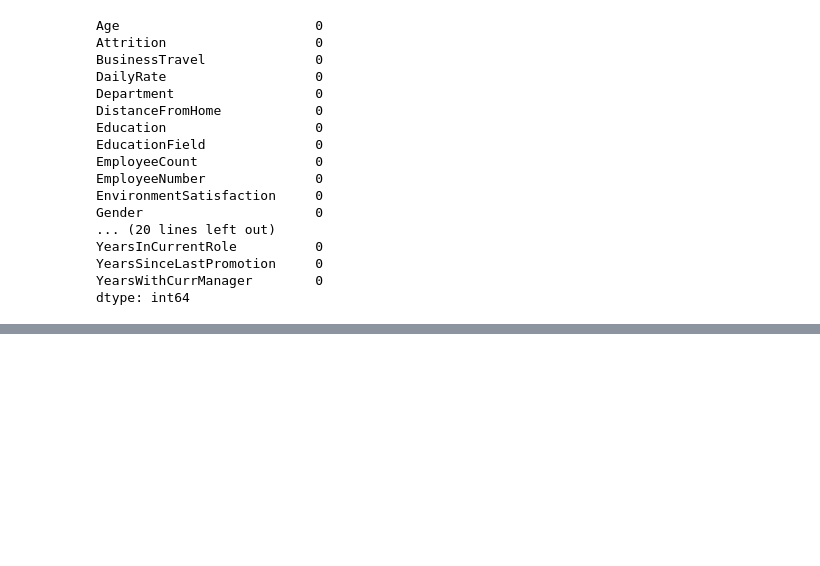
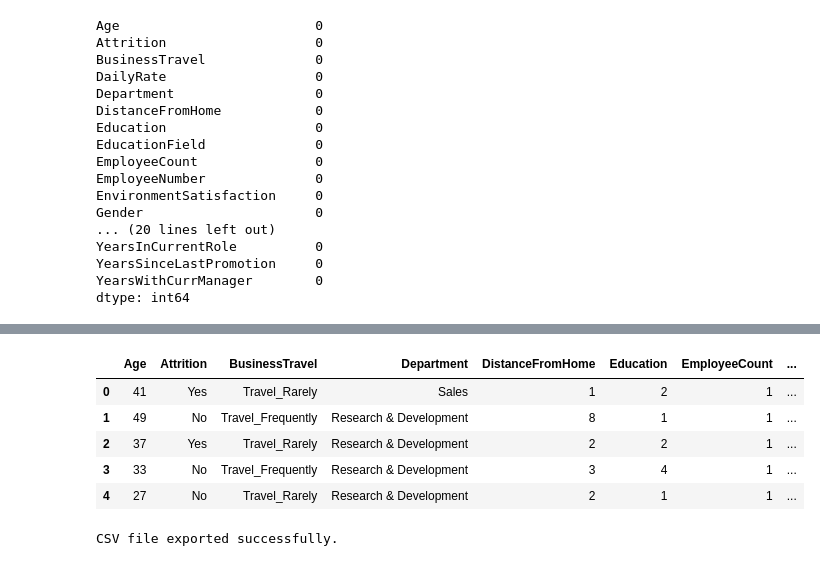
Before and after one commit to rubyghabboun/Employee_Attrition, a Jupyter notebook: Aida/cleaning_data.ipynb, the cells around one changed output, grey strips where cells are left out. Drawn from its saved outputs; the diff is of its cells as text; code cells hidden in the pictures; blank space fills up the shorter version.

```diff
--- a/Aida/cleaning_data.ipynb
+++ b/Aida/cleaning_data.ipynb
@@ -34,0 +10,3 @@ employee_df.head()
+# %%
+# Create a SparkSession
+spark = SparkSession.builder.appName("Attrition").getOrCreate()
@@ -34,0 +19,9 @@ employee_df.head()
+# %%
+# Read in the AWS S3 bucket into a DataFrame.
+from pyspark import SparkFiles
+url = "https://thesharpies-032024.s3.amazonaws.com/IBM-HR-Employee-Attrition.csv"
+spark.sparkContext.addFile(url)
+df_spark = spark.read.csv(SparkFiles.get("IBM-HR-Employee-Attrition.csv"),sep=",", header=True, inferSchema=True)
+
+# Show PySpark DataFrame
+df_spark.show()
@@ -34,0 +89,9 @@ employee_df.head()
+# %%
+# Converting PySpark DataFrame to Pandas DataFrame
+df = df_spark.toPandas()
+
+# Showing all columns of the dataframe
+pd.set_option('display.max_columns', None)
+
+# Display the first few rows of the DataFrame to understand its structure
+df.head()
@@ -176,0 +162,25 @@ Name: count, dtype: int64
+# %%
+# Drop columns with no relevant data
+columns_to_drop = ['DailyRate', 'EducationField', 'HourlyRate', 'JobLevel',
+                   'MaritalStatus', 'StandardHours','StockOptionLevel']
+
+# Drop the specified columns from the DataFrame
+df = df.drop(columns=columns_to_drop)
+# %%
+df.head()
+# %% [output]
+|  | Age | Attrition | BusinessTravel | Department | DistanceFromHome | Education | EmployeeCount | ... |
+| 0 | 41 | Yes | Travel_Rarely | Sales | 1 | 2 | 1 | ... |
+| 1 | 49 | No | Travel_Frequently | Research & Development | 8 | 1 | 1 | ... |
+| 2 | 37 | Yes | Travel_Rarely | Research & Development | 2 | 2 | 1 | ... |
+| 3 | 33 | No | Travel_Frequently | Research & Development | 3 | 4 | 1 | ... |
+| 4 | 27 | No | Travel_Rarely | Research & Development | 2 | 1 | 1 | ... |
+# %%
+# Export the DataFrame to a CSV file
+output_file_path = "IBM_clean_employee_data.csv"
+
+df.to_csv(output_file_path, index=False)
+
+print("CSV file exported successfully.")
+# %% [output]
+CSV file exported successfully.
```
Also changed, not shown: parts of 19 cells of this notebook, 11 other files.
